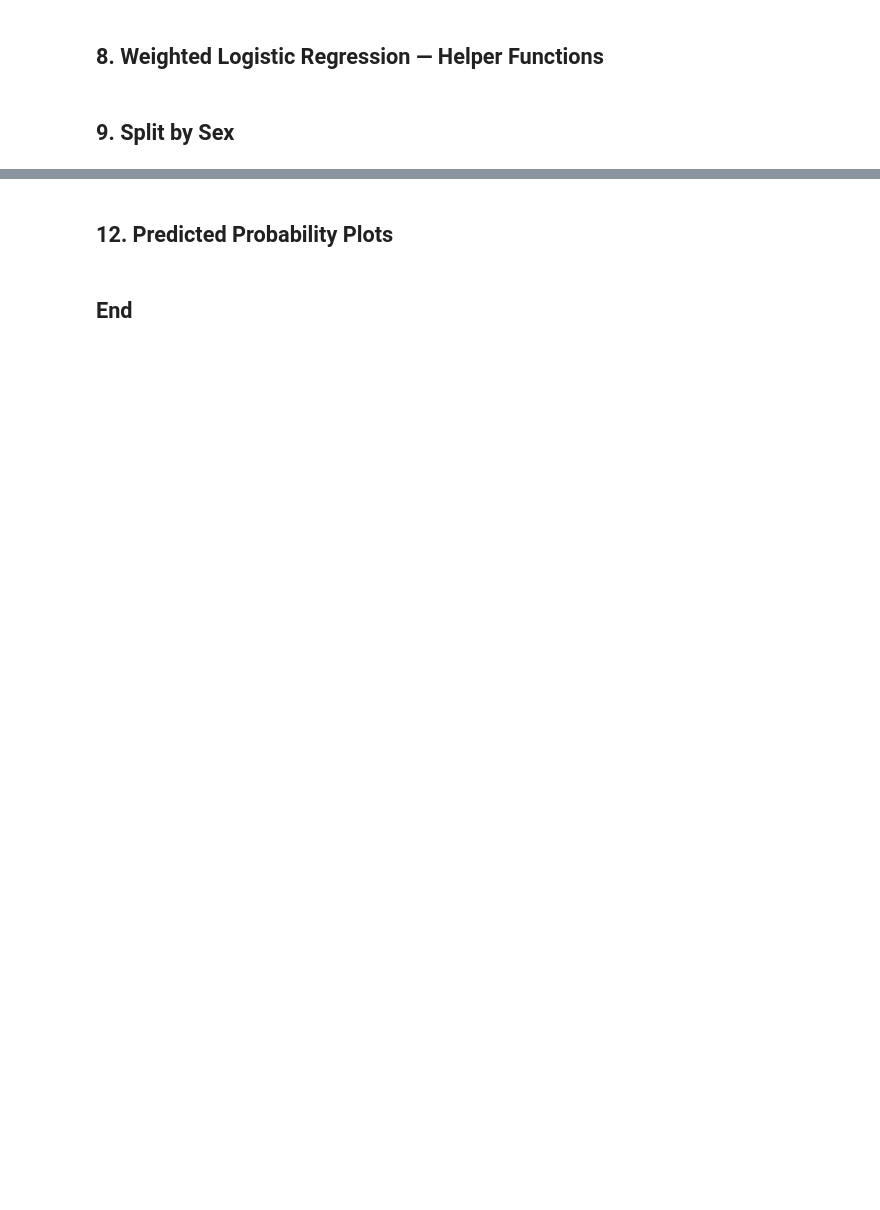
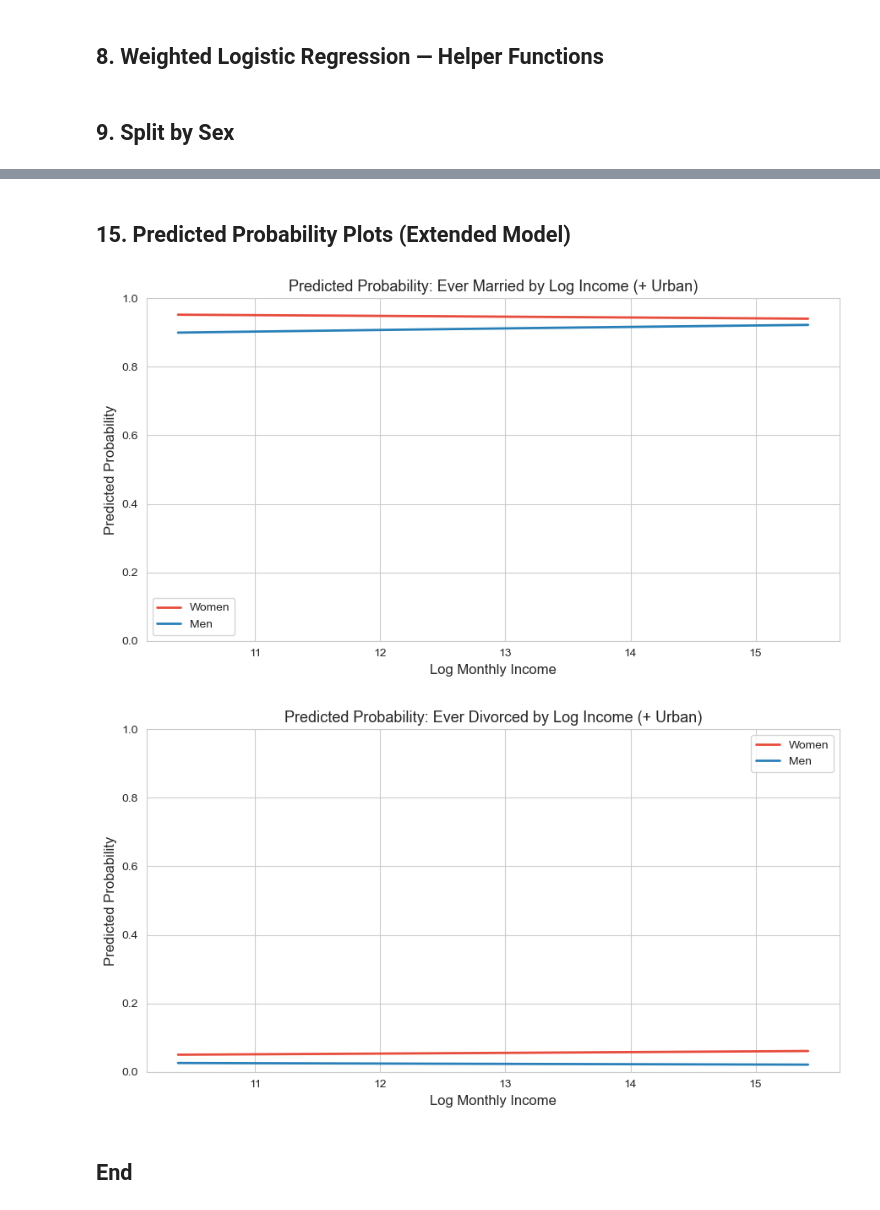
Before and after one commit to Poor1ST/ifls, a Jupyter notebook: process_fix_weighted.ipynb, the cells around one changed output, grey strips where cells are left out. Saved outputs shown, nothing was run; the diff lists cells and outputs as text; code cells hidden in the pictures; blank space fills up the shorter version.

Commit message:
Fixing adding weight and clustering method

```diff
--- a/process_fix_weighted.ipynb
+++ b/process_fix_weighted.ipynb
@@ -260,0 +456,6 @@ tbl_m2 = format_results_table(m2_f, cols2_f, m2_m, cols2_m, 'TABLE 3: EVER DIVOR
+# %%
+formula_urban = '~ log_income + education + age + age_squared + is_jawa + is_sunda + urban'
+
+m1b_f, cols1b_f = run_weighted_model(df_female, 'ever_married', formula_urban, 'Ever Married — Women (+ Urban)')
+m1b_m, cols1b_m = run_weighted_model(df_male,   'ever_married', formula_urban, 'Ever Married — Men (+ Urban)')
+tbl_m1b = format_results_table(m1b_f, cols1b_f, m1b_m, cols1b_m, 'TABLE 2b: EVER MARRIED — WITH URBAN/RURAL')
@@ -260,0 +482,4 @@ tbl_m2 = format_results_table(m2_f, cols2_f, m2_m, cols2_m, 'TABLE 3: EVER DIVOR
+# %%
+m2b_f, cols2b_f = run_weighted_model(df_em_f, 'is_divorced', formula_urban, 'Ever Divorced — Women (+ Urban)')
+m2b_m, cols2b_m = run_weighted_model(df_em_m, 'is_divorced', formula_urban, 'Ever Divorced — Men (+ Urban)')
+tbl_m2b = format_results_table(m2b_f, cols2b_f, m2b_m, cols2b_m, 'TABLE 3b: EVER DIVORCED — WITH URBAN/RURAL')
@@ -261,40 +548,37 @@ tbl_m2 = format_results_table(m2_f, cols2_f, m2_m, cols2_m, 'TABLE 3: EVER DIVOR
 # %% [markdown]
-## 12. Predicted Probability Plots
+## 15. Predicted Probability Plots (Extended Model)
 # %%
 def plot_predicted_prob(m_f, m_m, df_f, df_m, pred_cols, outcome_label, filename):
-    income_range = np.linspace(
-        df_clean['log_income'].quantile(0.05),
-        df_clean['log_income'].quantile(0.95), 100
-    )
-    other_cols = [c for c in pred_cols if c not in ('Intercept', 'log_income')]
-
+    income_range = np.linspace(df_clean['log_income'].quantile(0.05),
+                               df_clean['log_income'].quantile(0.95), 100)
+    other_cols = [c for c in pred_cols if c not in ('Intercept','log_income')]
     fig, ax = plt.subplots(figsize=(9, 5))
     for model, df_sub, color, label in [
         (m_f, df_f, '#e74c3c', 'Women'),
         (m_m, df_m, '#2980b9', 'Men'),
     ]:
         means = df_sub[other_cols].mean()
-        pred_df = pd.DataFrame({'log_income': income_range,
+        pred_df = pd.DataFrame({'Intercept': 1.0, 'log_income': income_range,
                                 **{c: means[c] for c in other_cols}})
-        pred_df.insert(0, 'Intercept', 1.0)
-        X_pred = pred_df[pred_cols]
-        prob = model.predict(X_pred.values)
+        prob = model.predict(pred_df[pred_cols].values)
         ax.plot(income_range, prob, color=color, label=label, linewidth=2)
-
     ax.set_xlabel('Log Monthly Income', fontsize=12)
     ax.set_ylabel('Predicted Probability', fontsize=12)
-    ax.set_title(f'Predicted Probability: {outcome_label}', fontsize=13)
+    ax.set_title(outcome_label, fontsize=13)
     ax.legend()
     ax.set_ylim(0, 1)
     plt.tight_layout()
     plt.savefig(filename, dpi=150)
     plt.show()
 
-
-plot_predicted_prob(m1_f, m1_m, df_female, df_male, cols1_f,
-                   'Ever Married by Log Income', 'ever_married_weighted.png')
-
-plot_predicted_prob(m2_f, m2_m, df_em_f, df_em_m, cols2_f,
-                   'Ever Divorced by Log Income (Ever Married Only)', 'ever_divorced_weighted.png')
+plot_predicted_prob(m1b_f, m1b_m, df_female, df_male, cols1b_f,
+                   'Predicted Probability: Ever Married by Log Income (+ Urban)',
+                   'ever_married_urban.png')
+plot_predicted_prob(m2b_f, m2b_m, df_em_f, df_em_m, cols2b_f,
+                   'Predicted Probability: Ever Divorced by Log Income (+ Urban)',
+                   'ever_divorced_urban.png')
+# %% [output]
+[figure, added]
+[figure, added]
 # %% [markdown]
 ## End
```
Also changed, not shown: parts of 28 cells of this notebook, 7 other files.
